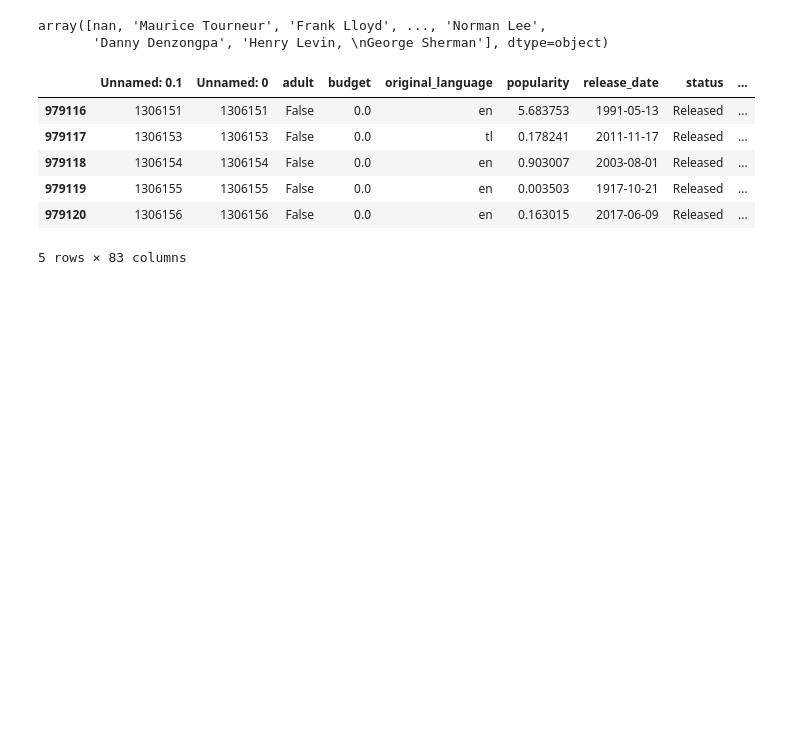
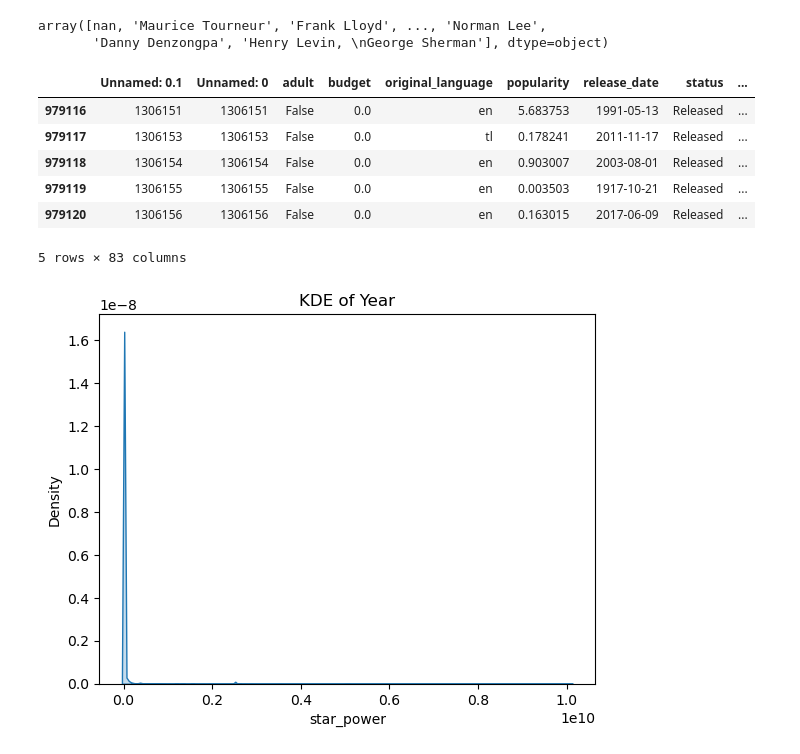
Before and after one commit to Rakshya8/movie_project, a Jupyter notebook: 03-star-power.ipynb, the cells around one changed output. Cells and saved outputs as stored; diff of their text form; code cells hidden in the pictures; blank space fills up the shorter version.

```diff
--- a/03-star-power.ipynb
+++ b/03-star-power.ipynb
@@ -132,3 +132,9 @@ df.tail()
 | 979119 | 1306155 | 1306155 | False | 0.0 | en | 0.003503 | 1917-10-21 | Released | ... |
 | 979120 | 1306156 | 1306156 | False | 0.0 | en | 0.163015 | 2017-06-09 | Released | ... |
 5 rows × 83 columns
+# %%
+sns.kdeplot(df['star_power'], fill=True)
+plt.title("KDE of Year")
+plt.show()
+# %% [output]
+[figure, added]
```
Also changed, not shown: parts of 5 cells of this notebook.
